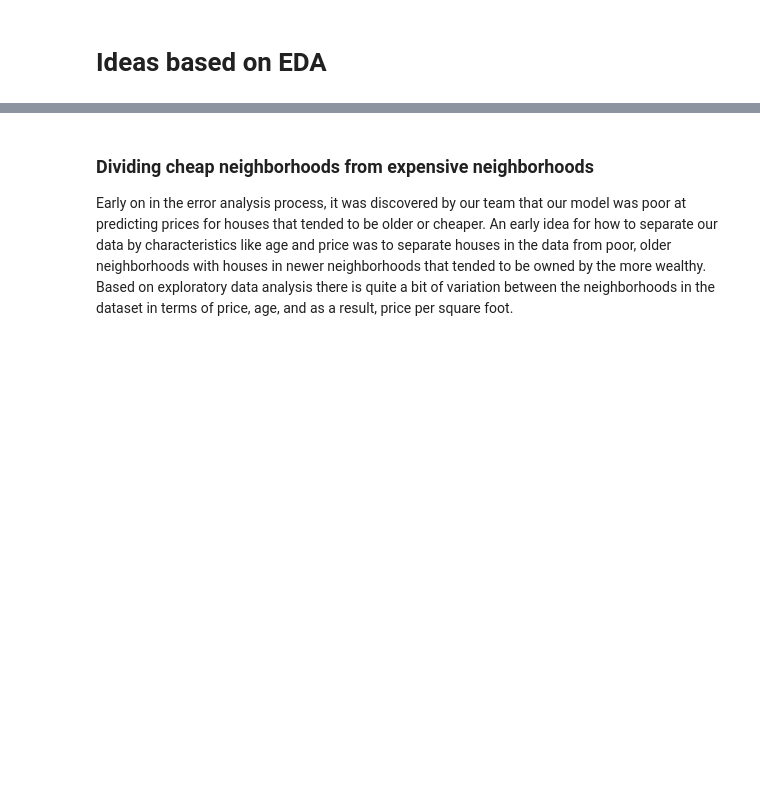
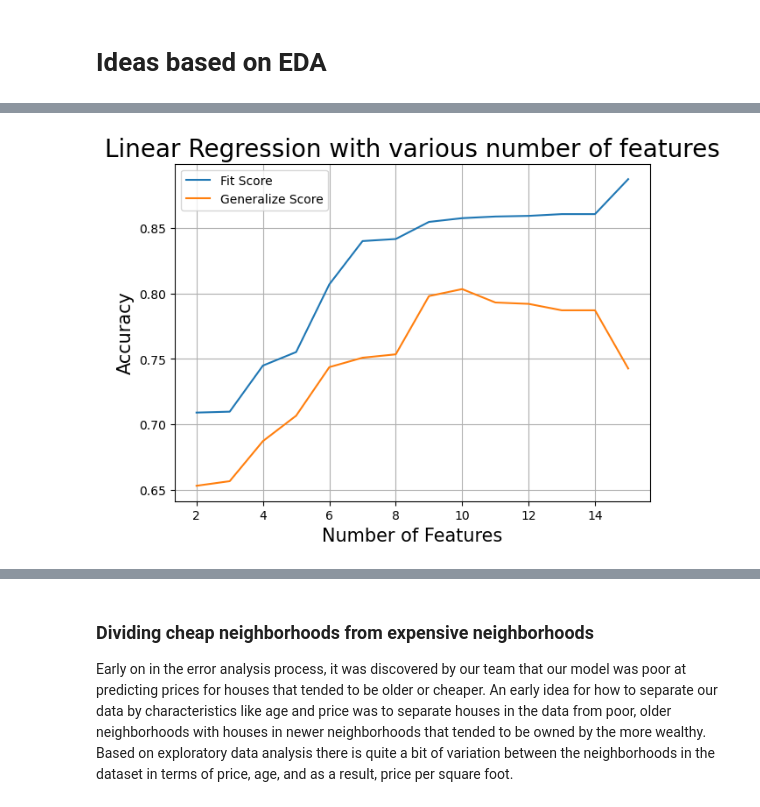
Before and after one commit to trevor-johnson1/w207_finalproject, a Jupyter notebook: final_report/final_report.ipynb, the cells around one changed output, grey strips where cells are left out. Saved outputs shown, nothing was run; the diff lists cells and outputs as text; code cells hidden in the pictures; blank space fills up the shorter version.

```diff
--- a/final_report/final_report.ipynb
+++ b/final_report/final_report.ipynb
@@ -361,0 +406,68 @@ print("")
+# %%
+# Prepare data for Linear Regrssion
+train_subset = standard_feature_eng(na_clean(train))[['Id', 'LotArea', 'Street', 'Neighborhood', 'OverallQual', 'OverallCond','YearBuilt',
+                      'BedroomAbvGr', 'KitchenAbvGr', 'KitchenQual', 'TotRmsAbvGrd', 'YrSold', 'MoSold',
+                     'SalePrice','Remodeled', 'Total_Inside_Area','Bathrooms',
+                      'LogSalePrice']][:1120]
+
+dev_subset = standard_feature_eng(na_clean(train))[['Id', 'LotArea', 'Street', 'Neighborhood', 'OverallQual', 'OverallCond','YearBuilt',
+                      'BedroomAbvGr', 'KitchenAbvGr', 'KitchenQual', 'TotRmsAbvGrd', 'YrSold', 'MoSold',
+                     'SalePrice','Remodeled', 'Total_Inside_Area','Bathrooms',
+                      'LogSalePrice']][1120:]
+
+# Some basic Feature Engineering
+train_subset['Expensive'] = train_subset.LogSalePrice > 12
+dev_subset['Expensive'] = dev_subset.LogSalePrice > 12
+
+def Categorize_Month(df):
+    df['MoSold'] = df['MoSold'].map(str)
+    return df
+
+def Change_Kitchen_Qual(df):
+    ''' This function converts the kitchen quality levels to numberica values'''
+    kitchen_qual_dict = {'Ex':5, 'Gd':4, 'TA':3, 'Fa':2, 'Po':1}
+    return df.replace({'KitchenQual': kitchen_qual_dict})
+
+train_subset_LR = Change_Kitchen_Qual(Categorize_Month(train_subset))
+dev_subset_LR = Change_Kitchen_Qual(Categorize_Month(dev_subset))
+
+# The feature used in the complexity Analysis
+cols = ['LotArea', 'OverallQual', 'OverallCond',
+       'YearBuilt', 'KitchenQual', 'TotRmsAbvGrd',
+       'Total_Inside_Area','KitchenAbvGr',
+        'Expensive', 'Bathrooms' , 'MoSold',
+        'YrSold', 'BedroomAbvGr', 'Remodeled',
+         'Neighborhood', 'Street']
+Complexity = []
+Fit_Score = []
+Gen_Score = []
+
+# Createing a Linear regression with various number of features
+for i in range(2, len(cols)):
+    reg = LinearRegression()
+    reg.fit(pd.get_dummies(train_subset_LR[cols[:i]]), train_subset_LR['LogSalePrice'])
+    Fit_Score.append(reg.score(pd.get_dummies(train_subset_LR[cols[:i]]), train_subset_LR['LogSalePrice']))
+
+    if 'Neighborhood' in cols[:i]:
+        dev_subset_LR_Special = pd.get_dummies(dev_subset_LR[cols[:i]])
+        dev_subset_LR_Special['Neighborhood_Blueste'] = False
+        Gen_Score.append(reg.score(dev_subset_LR_Special, dev_subset_LR['LogSalePrice']))
+
+    else:
+        Gen_Score.append(reg.score(pd.get_dummies(dev_subset_LR[cols[:i]]), dev_subset_LR['LogSalePrice']))
+
+    #Complexity.append(pd.get_dummies(train_subset_LR[cols[:i]]).shape[1])
+    Complexity.append(i)
+
+
+fig = plt.figure(figsize = (7,5))
+ax = fig.add_subplot(1,1,1)
+ax.plot(Complexity, Fit_Score, label = 'Fit Score')
+ax.plot(Complexity, Gen_Score, label = 'Generalize Score')
+ax.set_xlabel('Number of Features', fontsize = 15)
+ax.set_ylabel('Accuracy', fontsize = 15)
+ax.set_title('Linear Regression with various number of features', fontsize = 20)
+ax.legend()
+ax.grid()
+# %% [output]
+[figure, added]
```
Also changed, not shown: parts of 27 cells of this notebook.
